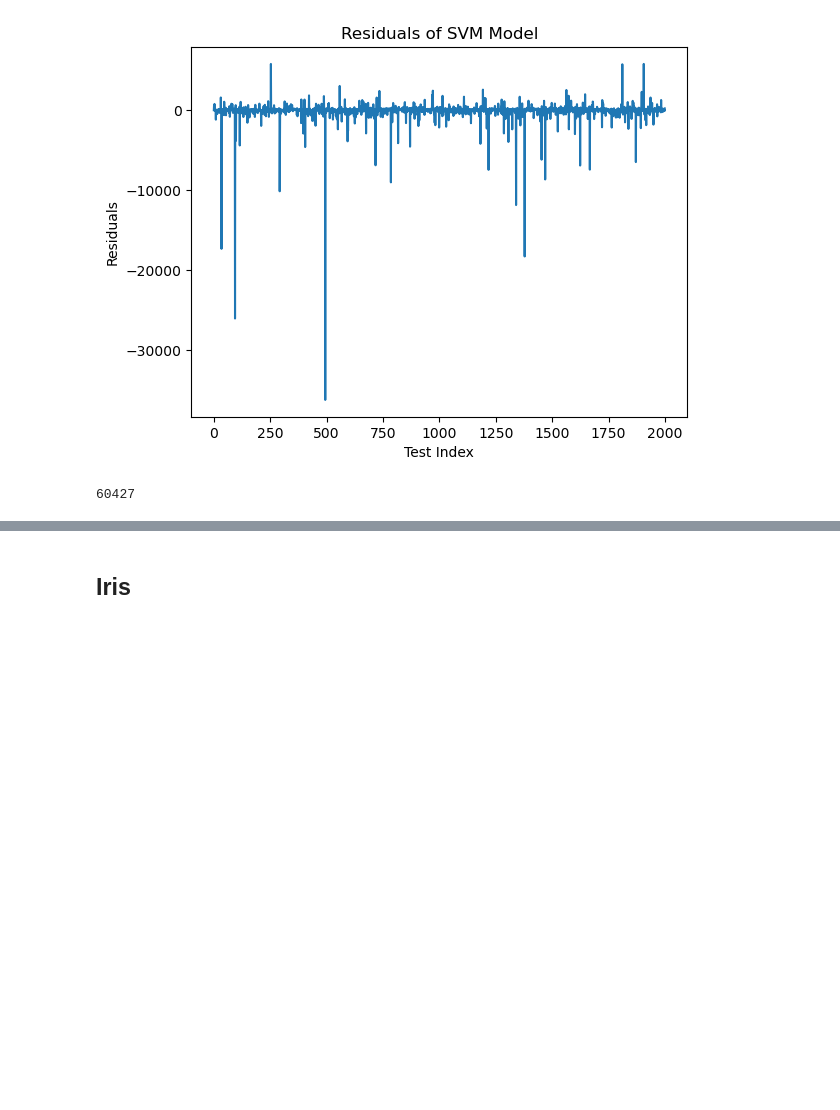
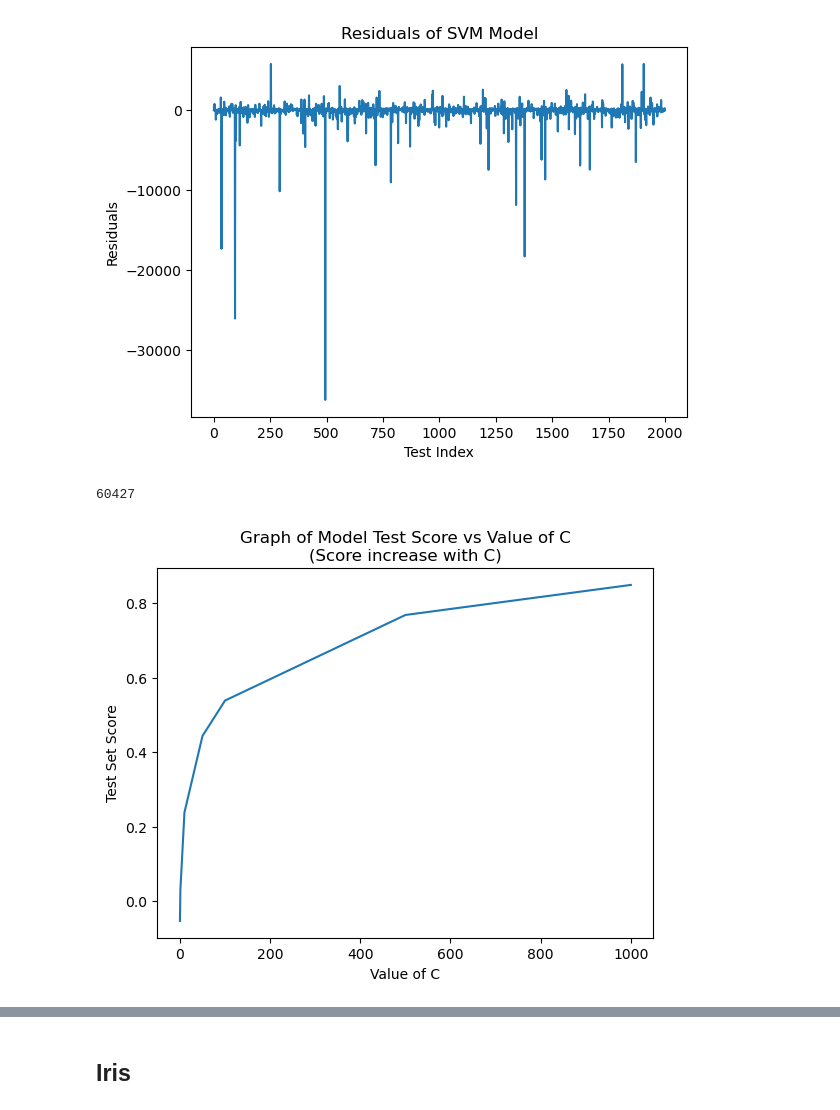
Before and after one commit to DanielnRose/svm, a Jupyter notebook: svm.ipynb, the cells around one changed output, grey strips where cells are left out. Drawn from its saved outputs; the diff is of its cells as text; code cells hidden in the pictures; blank space fills up the shorter version.

```diff
--- a/svm.ipynb
+++ b/svm.ipynb
@@ -211,3 +211,32 @@ Text(0.5, 1.0, 'Residuals of SVM Model')
 y_test.iloc[494]
 # %% [output]
 60427
+# %%
+# set up C values to test
+test_C_values = [0.01, 0.1, 1, 10, 50, 100, 500, 1000]
+
+# set up gamma values to test
+test_gamma_values = ['scale', 0.0001, 0.001, .01, 0.1]
+
+# create lists to hold the scores to graph later
+scores_C = []
+scores_gamma = []
+
+# build, fit, and score models for every C value
+for value in test_C_values:
+    svm_model = svm.SVR(C=value)
+    svm_model.fit(X_train, y_train)
+    scores_C.append(svm_model.score(X_test, y_test))
+
+# build, fit, and score models for every Gamma value
+for value in test_gamma_values:
+    svm_model = svm.SVR(C=1000, gamma=value)
+    svm_model.fit(X_train, y_train)
+    scores_gamma.append(svm_model.score(X_test, y_test))
+# %%
+plt.plot(test_C_values, scores_C)
+plt.xlabel("Value of C")
+plt.ylabel("Test Set Score")
+plt.title("Graph of Model Test Score vs Value of C\n(Score increase with C)");
+# %% [output]
+[figure, added]
```
Also changed, not shown: parts of 3 cells of this notebook.
